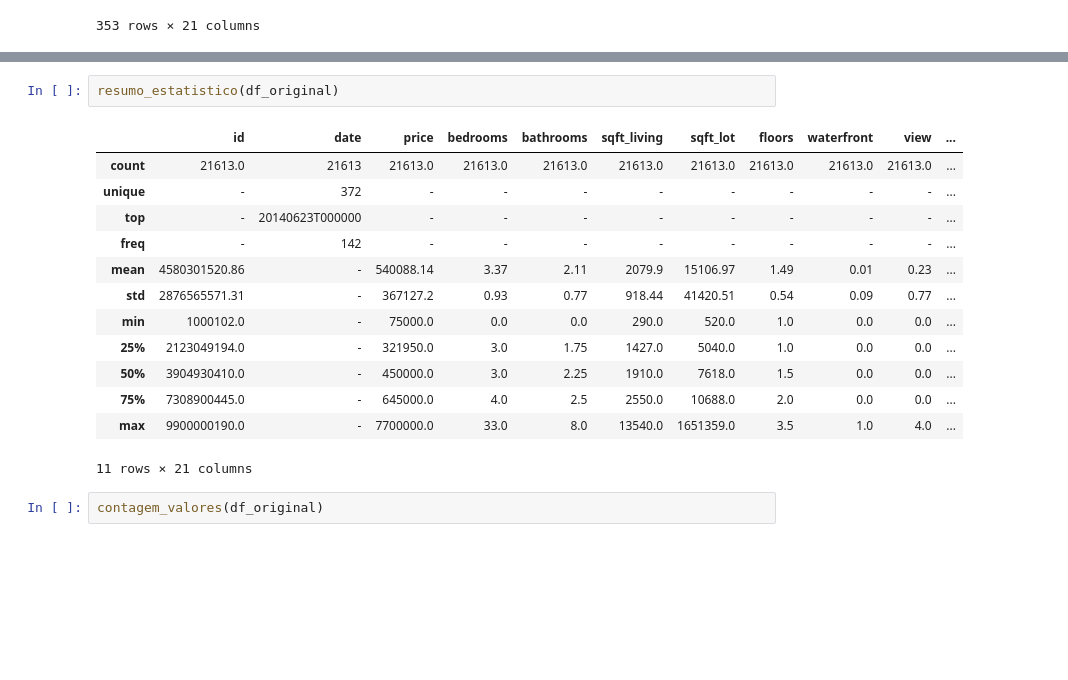
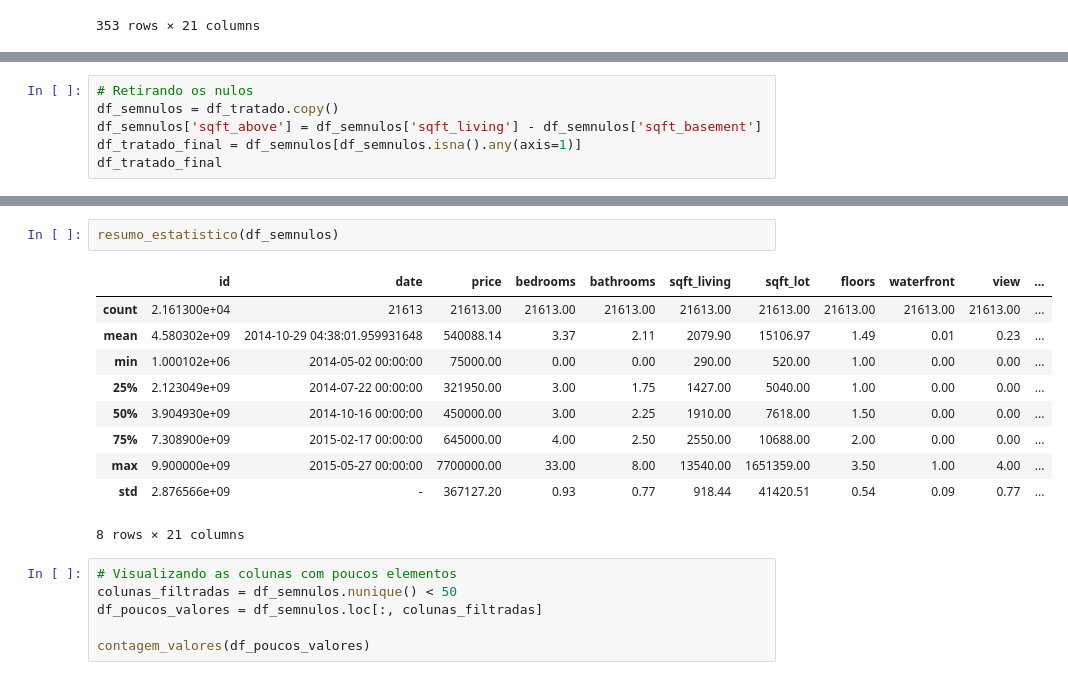
Before and after one commit to programagiovanni-code/sctec_projeto, a Jupyter notebook: tratamento/filtro.ipynb, the cells around one changed output, grey strips where cells are left out. Cells and saved outputs as stored; diff of their text form; blank space fills up the shorter version.

Commit message:
feat: novas colunas

```diff
--- a/tratamento/filtro.ipynb
+++ b/tratamento/filtro.ipynb
@@ -90,0 +114,6 @@ np.int64(0)
+# %%
+# Retirando os nulos
+df_semnulos = df_tratado.copy()
+df_semnulos['sqft_above'] = df_semnulos['sqft_living'] - df_semnulos['sqft_basement']
+df_tratado_final = df_semnulos[df_semnulos.isna().any(axis=1)]
+df_tratado_final
@@ -91,18 +144,19 @@ np.int64(0)
 # %%
-resumo_estatistico(df_original)
+resumo_estatistico(df_semnulos)
 # %% [output]
 |  | id | date | price | bedrooms | bathrooms | sqft_living | sqft_lot | floors | waterfront | view | ... |
-| count | 21613.0 | 21613 | 21613.0 | 21613.0 | 21613.0 | 21613.0 | 21613.0 | 21613.0 | 21613.0 | 21613.0 | ... |
-| unique | - | 372 | - | - | - | - | - | - | - | - | ... |
-| top | - | 20140623T000000 | - | - | - | - | - | - | - | - | ... |
-| freq | - | 142 | - | - | - | - | - | - | - | - | ... |
-| mean | 4580301520.86 | - | 540088.14 | 3.37 | 2.11 | 2079.9 | 15106.97 | 1.49 | 0.01 | 0.23 | ... |
-| std | 2876565571.31 | - | 367127.2 | 0.93 | 0.77 | 918.44 | 41420.51 | 0.54 | 0.09 | 0.77 | ... |
-| min | 1000102.0 | - | 75000.0 | 0.0 | 0.0 | 290.0 | 520.0 | 1.0 | 0.0 | 0.0 | ... |
-| 25% | 2123049194.0 | - | 321950.0 | 3.0 | 1.75 | 1427.0 | 5040.0 | 1.0 | 0.0 | 0.0 | ... |
-| 50% | 3904930410.0 | - | 450000.0 | 3.0 | 2.25 | 1910.0 | 7618.0 | 1.5 | 0.0 | 0.0 | ... |
-| 75% | 7308900445.0 | - | 645000.0 | 4.0 | 2.5 | 2550.0 | 10688.0 | 2.0 | 0.0 | 0.0 | ... |
-| max | 9900000190.0 | - | 7700000.0 | 33.0 | 8.0 | 13540.0 | 1651359.0 | 3.5 | 1.0 | 4.0 | ... |
+| count | 2.161300e+04 | 21613 | 21613.00 | 21613.00 | 21613.00 | 21613.00 | 21613.00 | 21613.00 | 21613.00 | 21613.00 | ... |
+| mean | 4.580302e+09 | 2014-10-29 04:38:01.959931648 | 540088.14 | 3.37 | 2.11 | 2079.90 | 15106.97 | 1.49 | 0.01 | 0.23 | ... |
+| min | 1.000102e+06 | 2014-05-02 00:00:00 | 75000.00 | 0.00 | 0.00 | 290.00 | 520.00 | 1.00 | 0.00 | 0.00 | ... |
+| 25% | 2.123049e+09 | 2014-07-22 00:00:00 | 321950.00 | 3.00 | 1.75 | 1427.00 | 5040.00 | 1.00 | 0.00 | 0.00 | ... |
+| 50% | 3.904930e+09 | 2014-10-16 00:00:00 | 450000.00 | 3.00 | 2.25 | 1910.00 | 7618.00 | 1.50 | 0.00 | 0.00 | ... |
+| 75% | 7.308900e+09 | 2015-02-17 00:00:00 | 645000.00 | 4.00 | 2.50 | 2550.00 | 10688.00 | 2.00 | 0.00 | 0.00 | ... |
+| max | 9.900000e+09 | 2015-05-27 00:00:00 | 7700000.00 | 33.00 | 8.00 | 13540.00 | 1651359.00 | 3.50 | 1.00 | 4.00 | ... |
+| std | 2.876566e+09 | - | 367127.20 | 0.93 | 0.77 | 918.44 | 41420.51 | 0.54 | 0.09 | 0.77 | ... |
-11 rows × 21 columns
+8 rows × 21 columns
 # %%
-contagem_valores(df_original)
+# Visualizando as colunas com poucos elementos
+colunas_filtradas = df_semnulos.nunique() < 50
+df_poucos_valores = df_semnulos.loc[:, colunas_filtradas]
+
+contagem_valores(df_poucos_valores)
```
Also changed, not shown: parts of 9 cells of this notebook.
